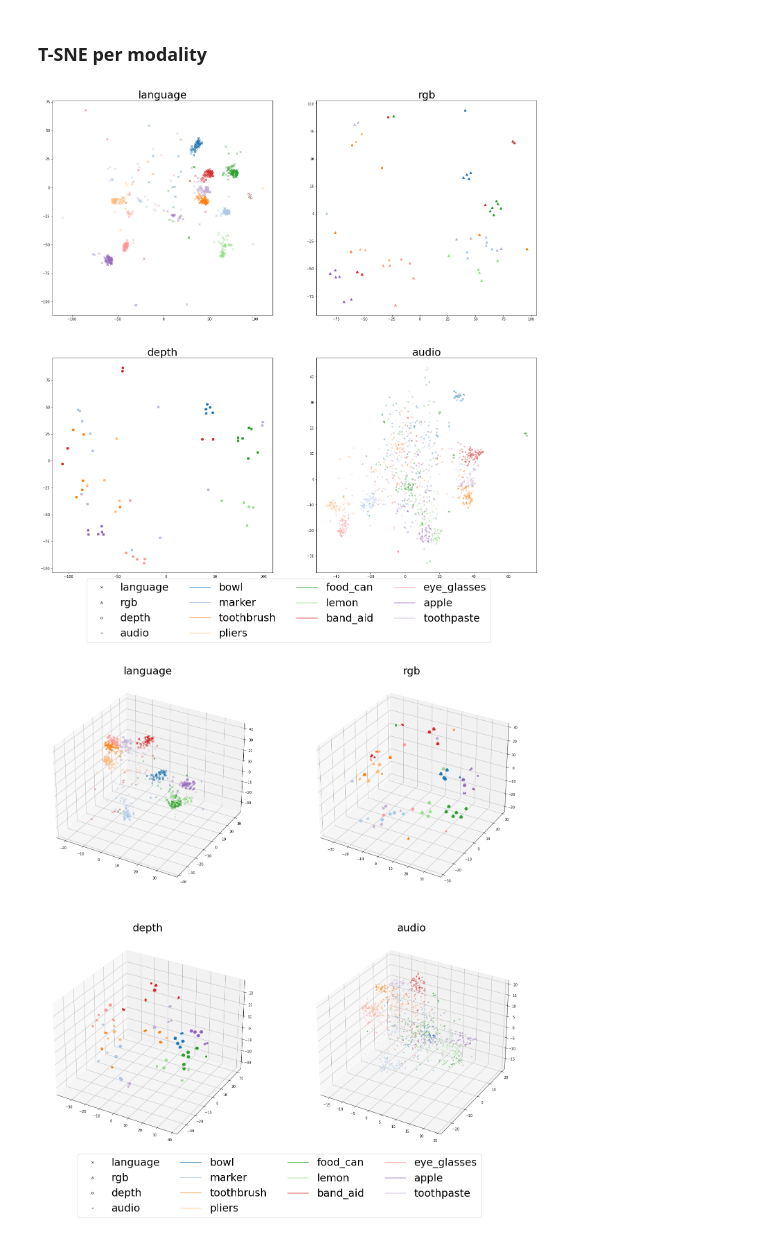
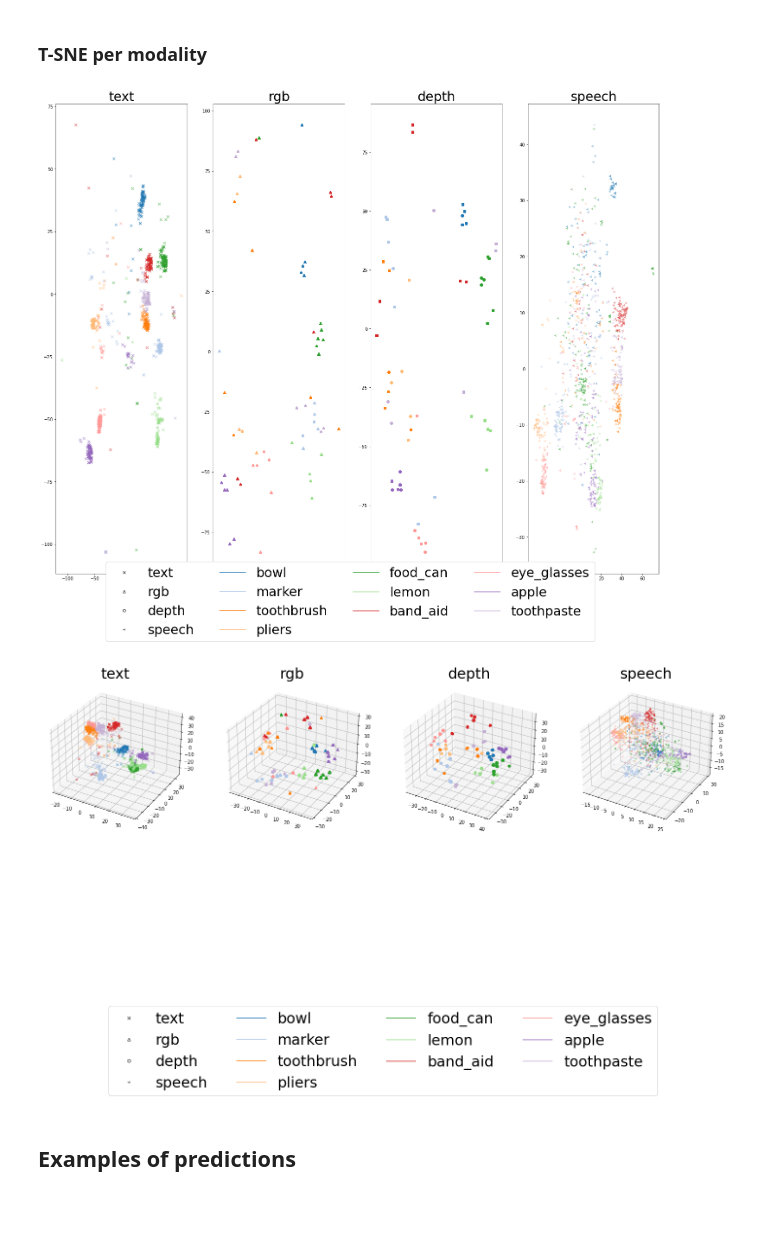
Before and after one commit to kasraprime/EMMA, a Jupyter notebook: Code/Notebook.ipynb, the cells around one changed output. Saved outputs shown, nothing was run; the diff lists cells and outputs as text; code cells hidden in the pictures; blank space fills up the shorter version.

Commit message:
save text & candidates, example predictions

```diff
--- a/Code/Notebook.ipynb
+++ b/Code/Notebook.ipynb
@@ -1165,7 +1165,7 @@ import matplotlib
 # classes = np.random.choice(np.unique(outputs['test']['object_names']), 10)
 classes = np.array(['bowl', 'marker', 'toothbrush', 'pliers', 'food_can', 'lemon', 'band_aid', 'eye_glasses', 'apple', 'toothpaste'])
 
-modality = ['language', 'rgb', 'depth', 'audio']
+modality = ['text', 'rgb', 'depth', 'speech']
 
 
 # cmap = plt.get_cmap('nipy_spectral', len(classes))
@@ -1173,9 +1173,9 @@ cmap = cm.get_cmap('tab20')
 markers = ['x', '^', 'o', '3']
 
 # ax = fig.add_subplot(2,1,1,projection='3d')
-fig = plt.figure(figsize=(25,25))
+fig = plt.figure(figsize=(25,20))
 for idx in range(len(all_projections)):
-    ax = fig.add_subplot(2,2,idx+1)
+    ax = fig.add_subplot(1,4,idx+1)
     projections = all_projections[idx]
     for lab in classes:
         indices = np.where(np.array(outputs['test']['object_names'])==lab)
@@ -1189,7 +1189,7 @@ for idx in range(len(classes)):
     colors.append(c)
 
 handles_modal = [plt.plot([], [], markers[i], markerfacecolor='w', markeredgecolor='k')[0] for i in range(len(markers))]
-labels_modal = ['language', 'rgb', 'depth', 'audio']
+labels_modal = ['text', 'rgb', 'depth', 'speech']
 handles_class = [plt.plot([], [], colors[i])[0] for i in range(len(colors))]
 labels_class = list(classes)
 
@@ -1204,35 +1204,37 @@ plt.show()
 
 
 
 
-fig = plt.figure(figsize=(25,25))
+fig = plt.figure(figsize=(25,20))
 for idx in range(len(all_projections_3D)):
-    ax = fig.add_subplot(2,2,idx+1,projection='3d')
+    ax = fig.add_subplot(1,4,idx+1,projection='3d')
     projections = all_projections_3D[idx]
     for lab in classes:
         indices = np.where(np.array(outputs['test']['object_names'])==lab)
         ax.scatter(projections[indices,0], projections[indices,1], projections[indices,2], c=np.array(cmap(np.where(classes == lab))).reshape(1,4), marker=markers[idx], label = lab ,alpha=0.5)
         ax.set_title(modality[idx], size=30)
 
 
 colors = []
 for idx in range(len(classes)):
     rgba = cmap(idx)
     c = matplotlib.colors.rgb2hex(rgba)
     colors.append(c)
 
 handles_modal = [plt.plot([], [], markers[i], markerfacecolor='w', markeredgecolor='k')[0] for i in range(len(markers))]
-labels_modal = ['language', 'rgb', 'depth', 'audio']
+labels_modal = ['text', 'rgb', 'depth', 'speech']
 handles_class = [plt.plot([], [], colors[i])[0] for i in range(len(colors))]
 labels_class = list(classes)
 
 fig.legend(handles_modal+handles_class, labels_modal+labels_class, loc='lower center', framealpha=1, ncol=4, fontsize=30)
 # leg = fig.legend(handles=handles_modal, labels=labels_modal, loc='lower left', title="Modality")
 # fig.legend(handles=handles_class, labels=labels_class, loc='lower right', title="Categories")
 # ax.add_artist(leg)
 plt.savefig('result-analysis/3D-tsne-4M-eMMA-cosine-submodalities-text-anchor-gold-no_neg_sampling-1024'+'.pdf')
 
 plt.show()
 # %% [output]
-[figure, old version]
+[figure, new version]
-[figure, old version]
+[figure, new version]
+# %% [markdown]
+## Examples of predictions
```
Also changed, not shown: parts of 4 cells of this notebook, 12 other files.
